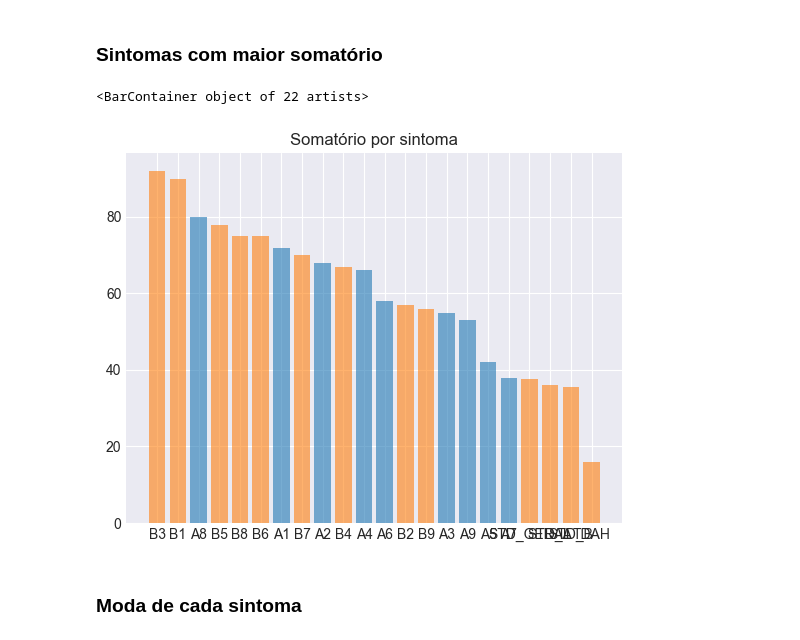
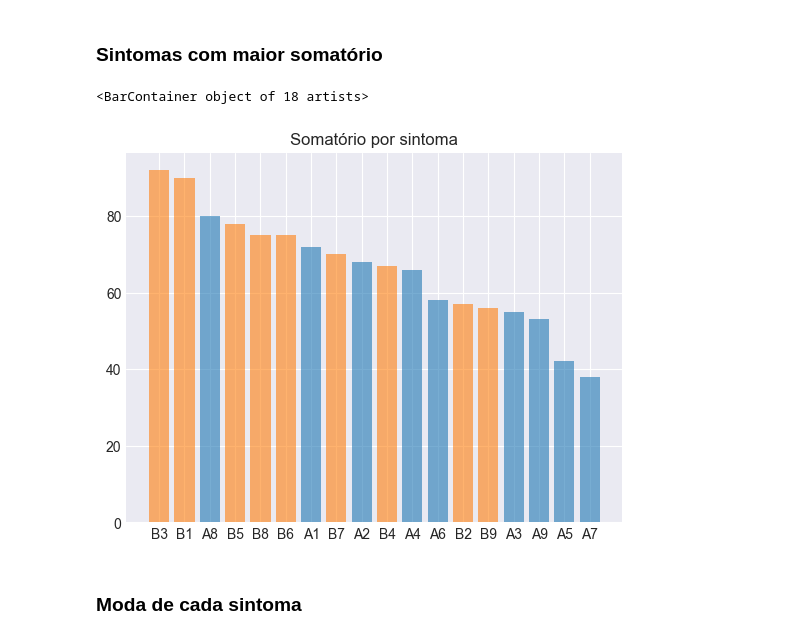
Before and after one commit to cabrau/tdah-drug-dependency, a Jupyter notebook: tdah-analysis.ipynb, the cells around one changed output. Saved outputs shown, nothing was run; the diff lists cells and outputs as text; code cells hidden in the pictures.

```diff
--- a/tdah-analysis.ipynb
+++ b/tdah-analysis.ipynb
@@ -363,14 +363,14 @@ Text(0.5, 1.0, 'Somatório de Total A e Total B')
 ### Sintomas com maior somatório
 # %%
 # somatório faz sentido por se tratar de escala likert?
-questions_points = df.drop(['ID','IDADE','GENERO','TOTAL GERAL', 'TOTAL A', 'TOTAL B'],axis=1).sum().sort_values(ascending=False)
+questions_points = df[a_questions+b_questions].sum().sort_values(ascending=False)
 symptom_type = [s[0] for s in questions_points.index]
 colors = ['C0' if s=='A' else 'C1' for s in symptom_type]
 plt.title('Somatório por sintoma')
 plt.bar(x = questions_points.index, height = questions_points.values, alpha = 0.6, color = colors)
 # %% [output]
-<BarContainer object of 22 artists>
+<BarContainer object of 18 artists>
-[figure, old version]
+[figure, new version]
 # %% [markdown]
 ### Moda de cada sintoma
 # %%
```
Also changed, not shown: parts of 11 cells of this notebook.
